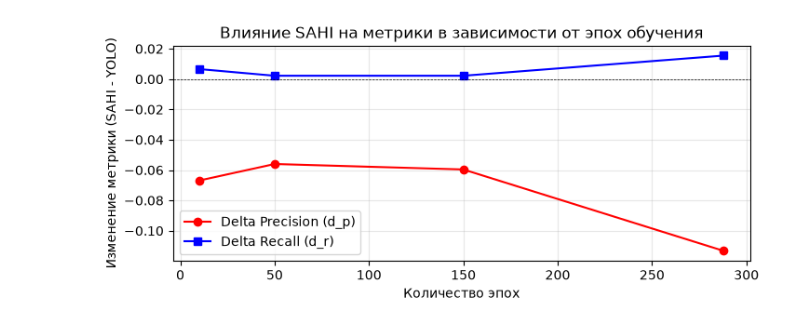
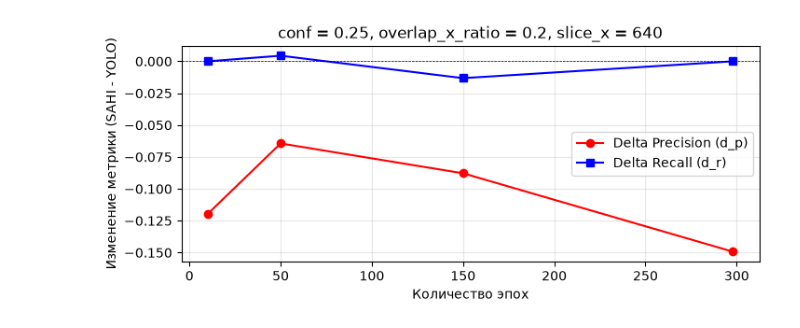
Before and after one commit to decadeos/yolov8, a Jupyter notebook: plot.ipynb, the cells around one changed output. Saved outputs shown, nothing was run; the diff lists cells and outputs as text; code cells hidden in the pictures.

```diff
--- a/plot.ipynb
+++ b/plot.ipynb
@@ -1,27 +1,27 @@
 # %%
 import matplotlib.pyplot as plt
 
-# конф = 0,25, перекрытие 0,2  каждой стороны
+# конф = 0,25, перекрытие 0,2, размер обрезка 640x640, тест на images/test
 
-epochs = [10, 50, 150, 288]
-d_p = [-0.0669, -0.0560, -0.0596, -0.1133]
-d_r = [0.0066, 0.0022, 0.0022, 0.0155]
+epochs = [10, 50, 150, 298]
+d_p = [-0.1197, -0.0644, -0.0878, -0.1493]
+d_r = [0, 0.0044, -0.0132, 0]
 
 plt.figure(figsize=(8, 3))
 
 plt.plot(epochs, d_p, marker='o', label='Delta Precision (d_p)', color='red')
 plt.plot(epochs, d_r, marker='s', label='Delta Recall (d_r)', color='blue')
 
-plt.title('Влияние SAHI на метрики в зависимости от эпох обучения')
+plt.title('conf = 0.25, overlap_x_ratio = 0.2, slice_x = 640')
 plt.xlabel('Количество эпох')
 plt.ylabel('Изменение метрики (SAHI - YOLO)')
 plt.axhline(y=0, color='black', linestyle='--', linewidth=0.5)
 plt.legend()
 plt.grid(True, alpha=0.3)
 
 plt.show()
 # %% [output]
-[figure, old version]
+[figure, new version]
 # %%
 import matplotlib.pyplot as plt
 
```
Also changed, not shown: parts of 7 cells of this notebook, 5 other files.
